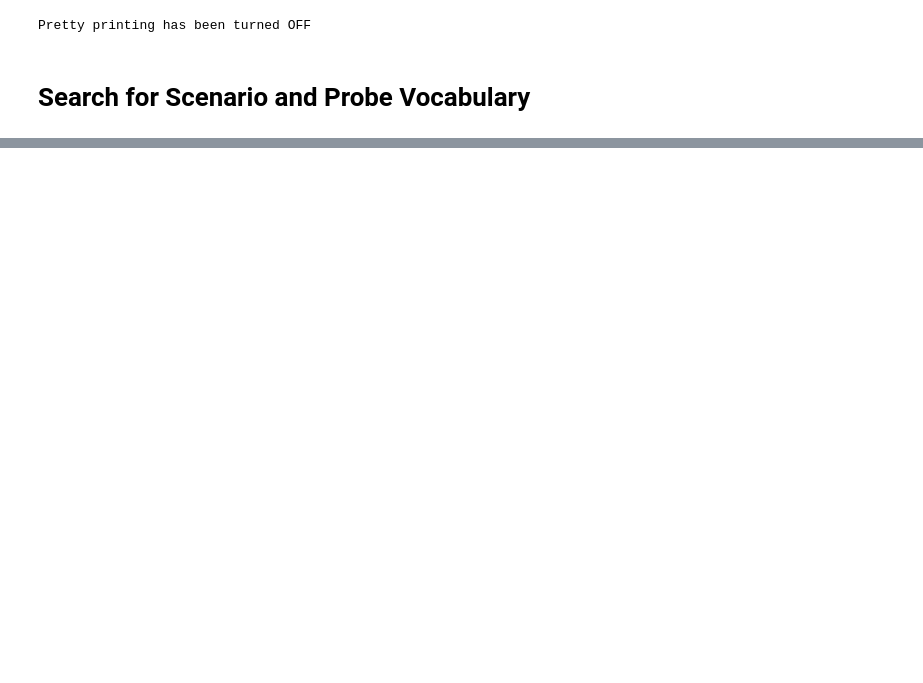
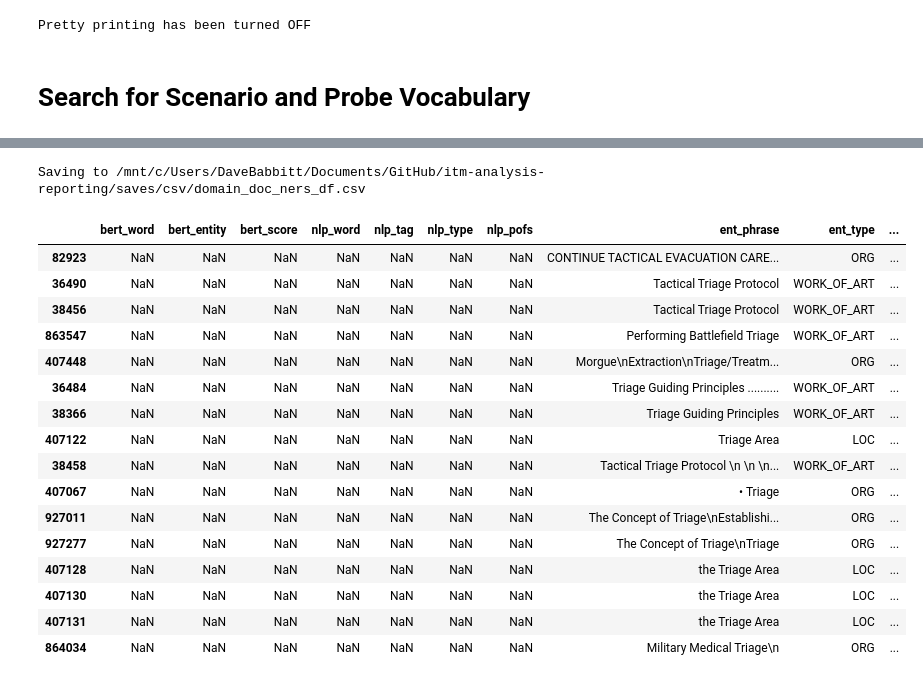
Before and after one commit to dbabbitt/itm-analysis-reporting-1, a Jupyter notebook: explorations/Search for Scenario and Probe Vocabulary.ipynb, the cells around one changed output, grey strips where cells are left out. Cells and saved outputs as stored; diff of their text form; code cells hidden in the pictures; blank space fills up the shorter version.

Commit message:
Completed Domain Knowledge Documents Named Entity collection

```diff
--- a/explorations/Search for Scenario and Probe Vocabulary.ipynb
+++ b/explorations/Search for Scenario and Probe Vocabulary.ipynb
@@ -108,0 +489,6 @@ df.dropna(axis='columns', how='all').T.to_dict()
+# %%
+
+mask_series = domain_doc_ners_df.ent_phrase.map(lambda x: bool(re.search(r'\blimb\b', str(x).lower(), re.IGNORECASE)))# & (domain_doc_ners_df.ent_type != 'PERSON')
+display(domain_doc_ners_df[mask_series][analysis_columns].sort_values('is_probe_probability', ascending=False).dropna(axis='columns', how='all'))
+domain_doc_ners_df.loc[mask_series, 'is_probe'] = True
+nu.save_data_frames(domain_doc_ners_df=domain_doc_ners_df)
@@ -108,0 +503,6 @@ df.dropna(axis='columns', how='all').T.to_dict()
+# %%
+
+mask_series = domain_doc_ners_df.ent_phrase.map(lambda x: 'unconscious' in str(x).lower())# & (domain_doc_ners_df.ent_type != 'PERSON')
+display(domain_doc_ners_df[mask_series][analysis_columns].sort_values('is_probe_probability', ascending=False).dropna(axis='columns', how='all'))
+domain_doc_ners_df.loc[mask_series, 'is_probe'] = True
+nu.save_data_frames(domain_doc_ners_df=domain_doc_ners_df)
@@ -108,0 +517,6 @@ df.dropna(axis='columns', how='all').T.to_dict()
+# %%
+
+mask_series = domain_doc_ners_df.ent_phrase.map(lambda x: 'combat trauma' in str(x).lower())# & (domain_doc_ners_df.ent_type != 'PERSON')
+display(domain_doc_ners_df[mask_series][analysis_columns].sort_values('is_probe_probability', ascending=False).dropna(axis='columns', how='all'))
+domain_doc_ners_df.loc[mask_series, 'is_probe'] = True
+nu.save_data_frames(domain_doc_ners_df=domain_doc_ners_df)
@@ -108,0 +528,6 @@ df.dropna(axis='columns', how='all').T.to_dict()
+# %%
+
+mask_series = domain_doc_ners_df.ent_phrase.map(lambda x: 'combat lifesaver' in str(x).lower())# & (domain_doc_ners_df.ent_type != 'PERSON')
+display(domain_doc_ners_df[mask_series][analysis_columns].sort_values('is_probe_probability', ascending=False).dropna(axis='columns', how='all'))
+domain_doc_ners_df.loc[mask_series, 'is_probe'] = True
+nu.save_data_frames(domain_doc_ners_df=domain_doc_ners_df)
@@ -108,0 +553,25 @@ df.dropna(axis='columns', how='all').T.to_dict()
+# %%
+
+mask_series = domain_doc_ners_df.ent_phrase.map(lambda x: 'triage' in str(x).lower()) & (domain_doc_ners_df.ent_type != 'PERSON')
+domain_doc_ners_df.loc[mask_series, 'is_probe'] = True
+nu.save_data_frames(domain_doc_ners_df=domain_doc_ners_df)
+display(domain_doc_ners_df[mask_series][analysis_columns].sort_values('is_probe_probability', ascending=False))
+# %% [output]
+Saving to /mnt/c/Users/DaveBabbitt/Documents/GitHub/itm-analysis-reporting/saves/csv/domain_doc_ners_df.csv
+|  | bert_word | bert_entity | bert_score | nlp_word | nlp_tag | nlp_type | nlp_pofs | ent_phrase | ent_type | ... |
+| 82923 | NaN | NaN | NaN | NaN | NaN | NaN | NaN | CONTINUE TACTICAL EVACUATION CARE... | ORG | ... |
+| 36490 | NaN | NaN | NaN | NaN | NaN | NaN | NaN | Tactical Triage Protocol | WORK_OF_ART | ... |
+| 38456 | NaN | NaN | NaN | NaN | NaN | NaN | NaN | Tactical Triage Protocol | WORK_OF_ART | ... |
+| 863547 | NaN | NaN | NaN | NaN | NaN | NaN | NaN | Performing Battlefield Triage | WORK_OF_ART | ... |
+| 407448 | NaN | NaN | NaN | NaN | NaN | NaN | NaN | Morgue\nExtraction\nTriage/Treatm... | ORG | ... |
+| 36484 | NaN | NaN | NaN | NaN | NaN | NaN | NaN | Triage Guiding Principles .......... | WORK_OF_ART | ... |
+| 38366 | NaN | NaN | NaN | NaN | NaN | NaN | NaN | Triage Guiding Principles | WORK_OF_ART | ... |
+| 407122 | NaN | NaN | NaN | NaN | NaN | NaN | NaN | Triage Area | LOC | ... |
+| 38458 | NaN | NaN | NaN | NaN | NaN | NaN | NaN | Tactical Triage Protocol \n \n \n... | WORK_OF_ART | ... |
+| 407067 | NaN | NaN | NaN | NaN | NaN | NaN | NaN | • Triage | ORG | ... |
+| 927011 | NaN | NaN | NaN | NaN | NaN | NaN | NaN | The Concept of Triage\nEstablishi... | ORG | ... |
+| 927277 | NaN | NaN | NaN | NaN | NaN | NaN | NaN | The Concept of Triage\nTriage | ORG | ... |
+| 407128 | NaN | NaN | NaN | NaN | NaN | NaN | NaN | the Triage Area | LOC | ... |
+| 407130 | NaN | NaN | NaN | NaN | NaN | NaN | NaN | the Triage Area | LOC | ... |
+| 407131 | NaN | NaN | NaN | NaN | NaN | NaN | NaN | the Triage Area | LOC | ... |
+| 864034 | NaN | NaN | NaN | NaN | NaN | NaN | NaN | Military Medical Triage\n | ORG | ... |
```
Also changed, not shown: parts of 34 cells of this notebook, 7 other files.
